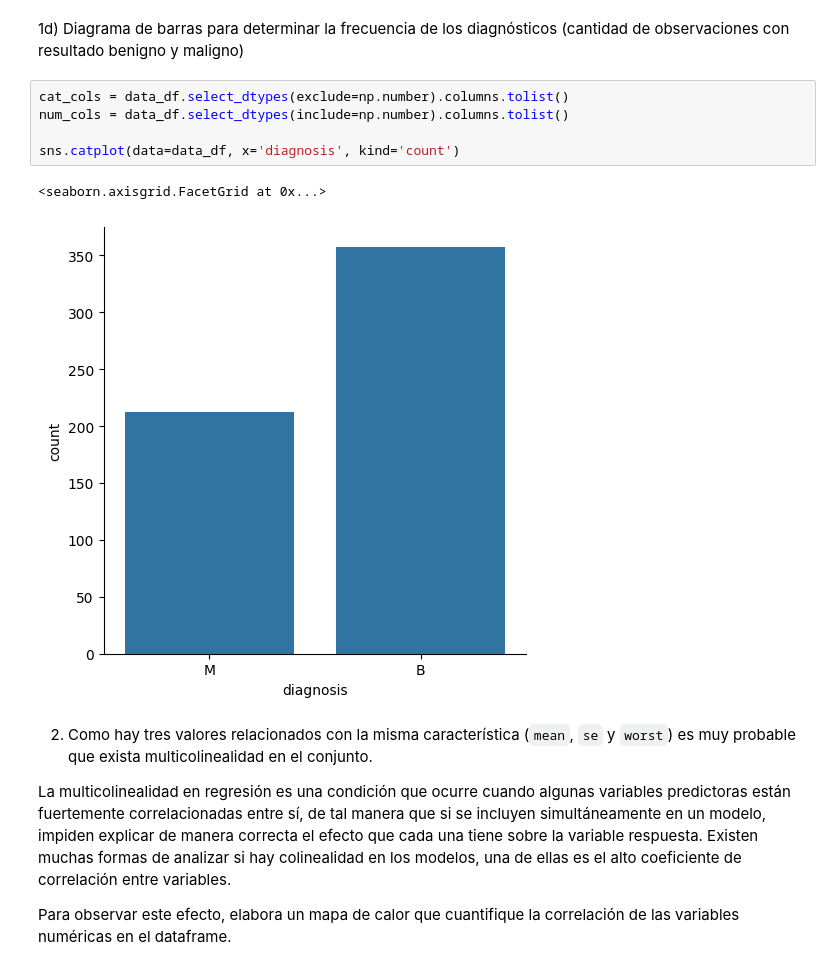
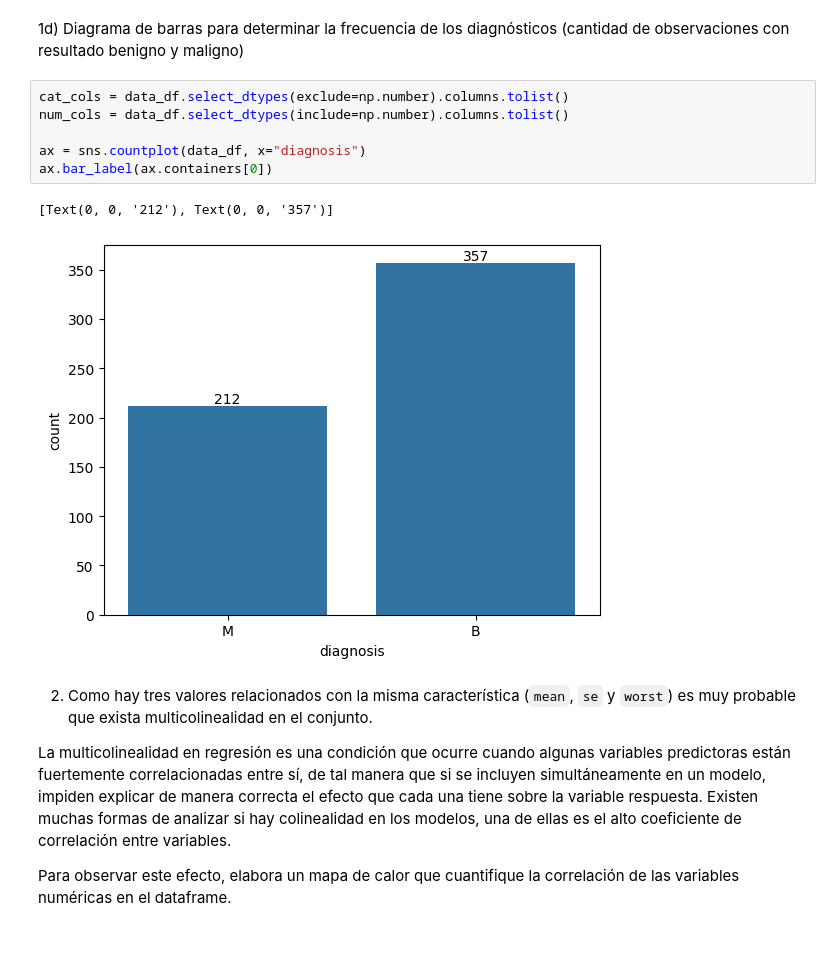
Before and after one commit to CarlosRochaCx/MNA, a Jupyter notebook: Actividad9RLog.ipynb, the cells around one changed output. Saved outputs shown, nothing was run; the diff lists cells and outputs as text; blank space fills up the shorter version.

```diff
--- a/Actividad9RLog.ipynb
+++ b/Actividad9RLog.ipynb
@@ -161,11 +166,12 @@ dtype: int64
 # %%
 cat_cols = data_df.select_dtypes(exclude=np.number).columns.tolist()
 num_cols = data_df.select_dtypes(include=np.number).columns.tolist()
 
-sns.catplot(data=data_df, x='diagnosis', kind='count')
+ax = sns.countplot(data_df, x="diagnosis")
+ax.bar_label(ax.containers[0])
 # %% [output]
-<seaborn.axisgrid.FacetGrid at 0x...>
+[Text(0, 0, '212'), Text(0, 0, '357')]
-[figure, old version]
+[figure, new version]
 # %% [markdown]
 2. Como hay tres valores relacionados con la misma característica (`mean`, `se` y `worst`) es muy probable que exista multicolinealidad en el conjunto.
 
```
Also changed, not shown: parts of 11 cells of this notebook.
